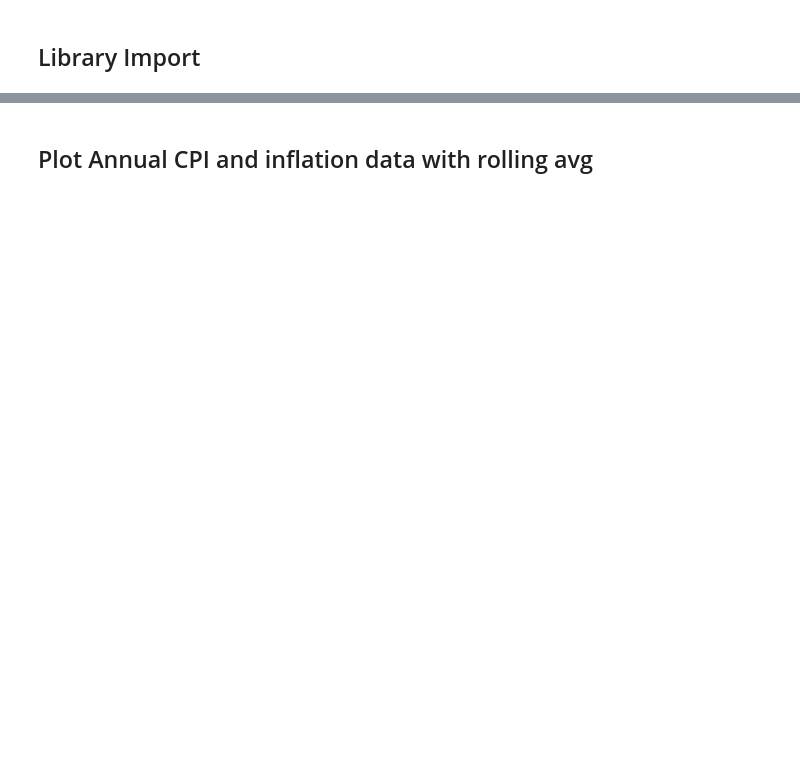
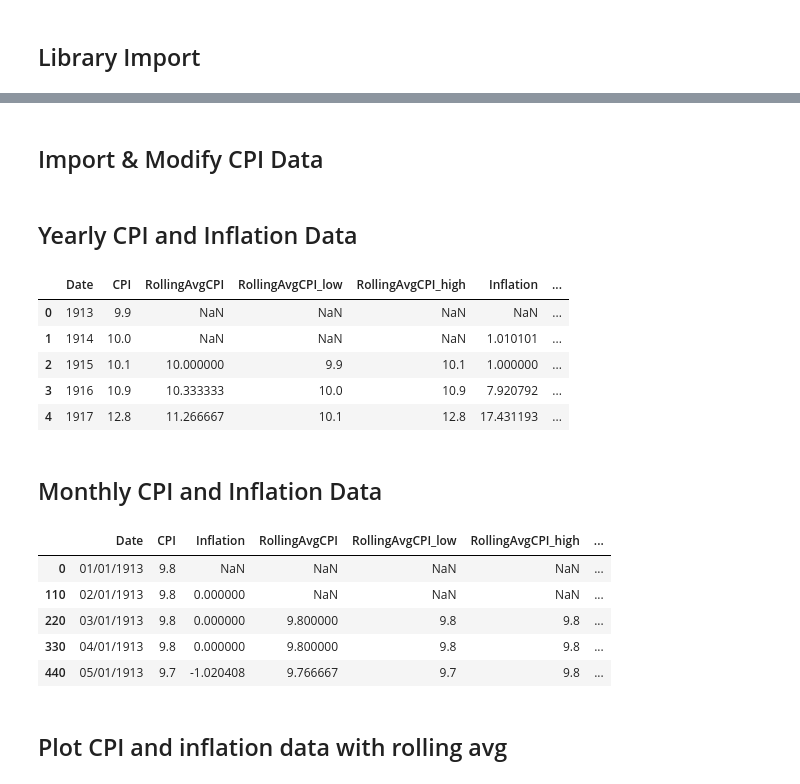
Before and after one commit to Bkeith3248/MGT6203Project, a Jupyter notebook: ProjectNotebook.ipynb, the cells around one changed output, grey strips where cells are left out. Saved outputs shown, nothing was run; the diff lists cells and outputs as text; code cells hidden in the pictures; blank space fills up the shorter version.

Commit message:
fixed issues in fomrating of monthly data and did some code cleanup and commenting

```diff
--- a/ProjectNotebook.ipynb
+++ b/ProjectNotebook.ipynb
@@ -83,4 +31,80 @@ df_cpi_monthly.head()
+# %% [markdown]
+## Import & Modify CPI Data
+# %%
+'''
+Raw CPI Data
+'''
+
+cpi_raw = pd.read_excel('CPIRawData.xlsx',engine='openpyxl',sheet_name = 'BLS Data Series',skiprows=11)
+
+'''
+Import CPI data, remove monthly data, calculate inflation, and find rolling avg of CPI and inflation
+'''
+
+cpi_yearly = cpi_raw.copy()
+
+cpi_yearly = cpi_yearly[['Year','Annual']]
+cpi_yearly.rename(columns={"Annual": "CPI",'Year': 'Date'},inplace=True)
+
+window = 3
+
+cpi_yearly['RollingAvgCPI'] = cpi_yearly.CPI.rolling(window).mean()
+cpi_yearly['RollingAvgCPI_low'] = cpi_yearly.CPI.rolling(window).min()
+cpi_yearly['RollingAvgCPI_high'] = cpi_yearly.CPI.rolling(window).max()
+
+cpi_yearly['Inflation'] = (cpi_yearly.CPI.diff()/ cpi_yearly['CPI'].shift(1))*100
+cpi_yearly['RollingAvgInflation'] = cpi_yearly.Inflation.rolling(window).mean()
+cpi_yearly['RollingAvgInflation_low'] = cpi_yearly.Inflation.rolling(window).min()
+cpi_yearly['RollingAvgInflation_high'] = cpi_yearly.Inflation.rolling(window).max()
+
+display(Markdown('<h2>Yearly CPI and Inflation Data</h2>'))
+display(cpi_yearly.head())
+
+
+'''
+Transform CPI data into monthly format and calculate inflation
+'''
+cpi_monthly =  cpi_raw.copy()
+#drop unnecessary columns
+cpi_monthly.drop(columns = ['Annual','HALF1','HALF2'], inplace = True)
+
+#use pd.melt to combine columns and rows
+cpi_monthly = pd.melt(cpi_monthly, id_vars=["Year"], var_name="Month", value_name = "CPI")
+#modify columns to get usable format and calculate inflation
+cpi_monthly['Date'] = cpi_monthly.Month + " " + cpi_monthly.Year.map(str)
+cpi_monthly = cpi_monthly[['Date','CPI']]
+cpi_monthly["Date"] = pd.to_datetime(cpi_monthly.Date, format="%b %Y", dayfirst=True)
+cpi_monthly = cpi_monthly.sort_values("Date")
+cpi_monthly ['Date'] = cpi_monthly['Date'].dt.strftime('%m/%d/%Y')
+cpi_monthly['Inflation'] = (cpi_monthly.CPI.diff()/ cpi_monthly['CPI'].shift(1))*100
+
+cpi_monthly['RollingAvgCPI'] = cpi_monthly.CPI.rolling(window).mean()
+cpi_monthly['RollingAvgCPI_low'] = cpi_monthly.CPI.rolling(window).min()
+cpi_monthly['RollingAvgCPI_high'] = cpi_monthly.CPI.rolling(window).max()
+
+cpi_monthly['Inflation'] = (cpi_monthly.CPI.diff()/ cpi_monthly['CPI'].shift(1))*100
+cpi_monthly['RollingAvgInflation'] = cpi_monthly.Inflation.rolling(window).mean()
+cpi_monthly['RollingAvgInflation_low'] = cpi_monthly.Inflation.rolling(window).min()
+cpi_monthly['RollingAvgInflation_high'] = cpi_monthly.Inflation.rolling(window).max()
+
+display(Markdown('<h2>Monthly CPI and Inflation Data</h2>'))
+display(cpi_monthly.head())
+# %% [output]
+<h2>Yearly CPI and Inflation Data</h2>
+|  | Date | CPI | RollingAvgCPI | RollingAvgCPI_low | RollingAvgCPI_high | Inflation | ... |
+| 0 | 1913 | 9.9 | NaN | NaN | NaN | NaN | ... |
+| 1 | 1914 | 10.0 | NaN | NaN | NaN | 1.010101 | ... |
+| 2 | 1915 | 10.1 | 10.000000 | 9.9 | 10.1 | 1.000000 | ... |
+| 3 | 1916 | 10.9 | 10.333333 | 10.0 | 10.9 | 7.920792 | ... |
+| 4 | 1917 | 12.8 | 11.266667 | 10.1 | 12.8 | 17.431193 | ... |
+<h2>Monthly CPI and Inflation Data</h2>
+|  | Date | CPI | Inflation | RollingAvgCPI | RollingAvgCPI_low | RollingAvgCPI_high | ... |
+| 0 | 01/01/1913 | 9.8 | NaN | NaN | NaN | NaN | ... |
+| 110 | 02/01/1913 | 9.8 | 0.000000 | NaN | NaN | NaN | ... |
+| 220 | 03/01/1913 | 9.8 | 0.000000 | 9.800000 | 9.8 | 9.8 | ... |
+| 330 | 04/01/1913 | 9.8 | 0.000000 | 9.800000 | 9.8 | 9.8 | ... |
+| 440 | 05/01/1913 | 9.7 | -1.020408 | 9.766667 | 9.7 | 9.8 | ... |
 # %% [markdown]
-## Plot Annual CPI and inflation data with rolling avg
+## Plot CPI and inflation data with rolling avg
 # %%
 '''
```
Also changed, not shown: parts of 6 cells of this notebook.
